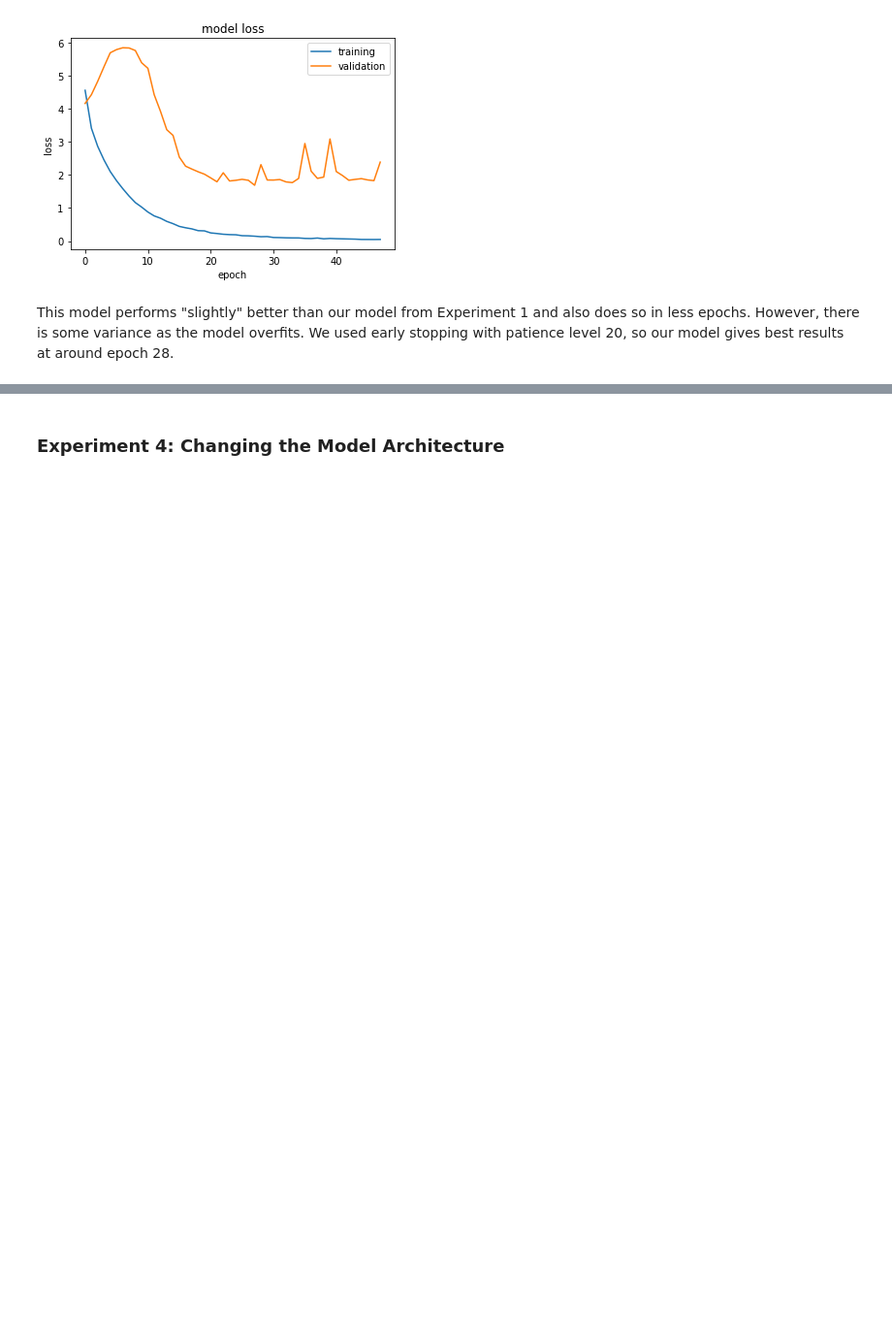
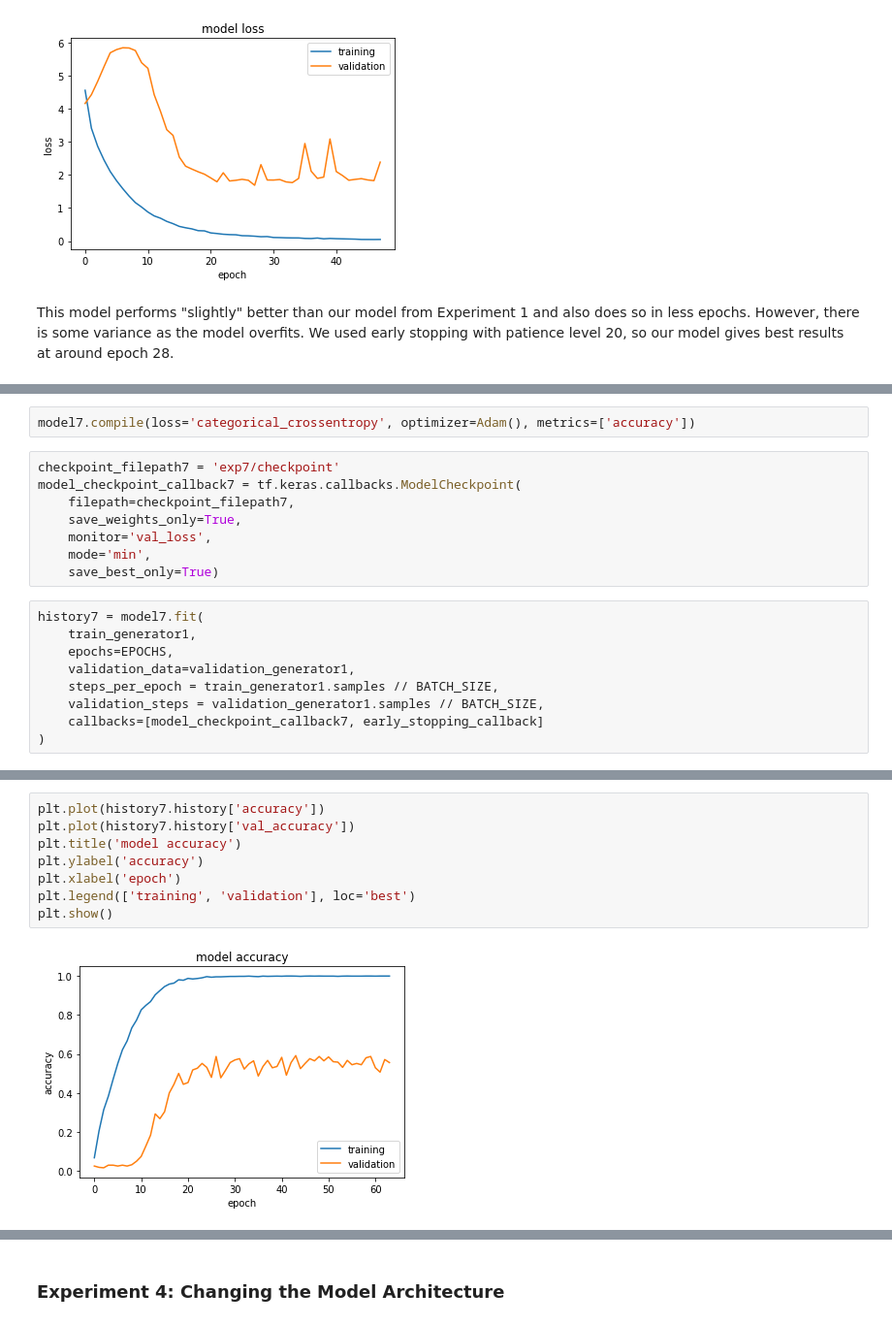
Before and after one commit to thepushkarp/MIDAS-Tasks, a Jupyter notebook: Task2/midastask2part1.ipynb, the cells around one changed output, grey strips where cells are left out. Shown at 97% size. Saved outputs shown, nothing was run; the diff lists cells and outputs as text; blank space fills up the shorter version.

```diff
--- a/Task2/midastask2part1.ipynb
+++ b/Task2/midastask2part1.ipynb
@@ -674,0 +733,19 @@ This model performs "slightly" better than our model from Experiment 1 and also
+# %%
+model7.compile(loss='categorical_crossentropy', optimizer=Adam(), metrics=['accuracy'])
+# %%
+checkpoint_filepath7 = 'exp7/checkpoint'
+model_checkpoint_callback7 = tf.keras.callbacks.ModelCheckpoint(
+    filepath=checkpoint_filepath7,
+    save_weights_only=True,
+    monitor='val_loss',
+    mode='min',
+    save_best_only=True)
+# %%
+history7 = model7.fit(
+    train_generator1,
+    epochs=EPOCHS,
+    validation_data=validation_generator1,
+    steps_per_epoch = train_generator1.samples // BATCH_SIZE,
+    validation_steps = validation_generator1.samples // BATCH_SIZE,
+    callbacks=[model_checkpoint_callback7, early_stopping_callback]
+)
@@ -674,0 +770,10 @@ This model performs "slightly" better than our model from Experiment 1 and also
+# %%
+plt.plot(history7.history['accuracy'])
+plt.plot(history7.history['val_accuracy'])
+plt.title('model accuracy')
+plt.ylabel('accuracy')
+plt.xlabel('epoch')
+plt.legend(['training', 'validation'], loc='best')
+plt.show()
+# %% [output]
+[figure, added]
```
Also changed, not shown: parts of 12 cells of this notebook, 5 other files.
